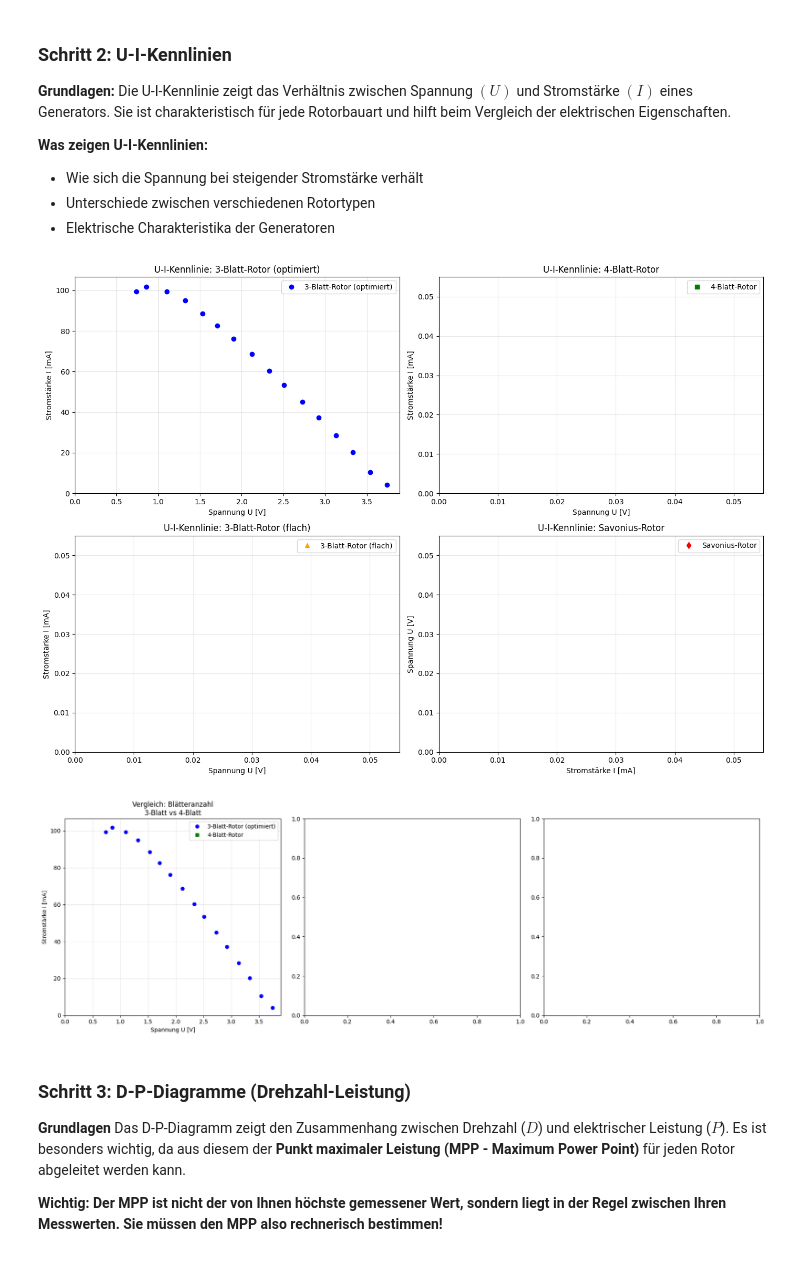
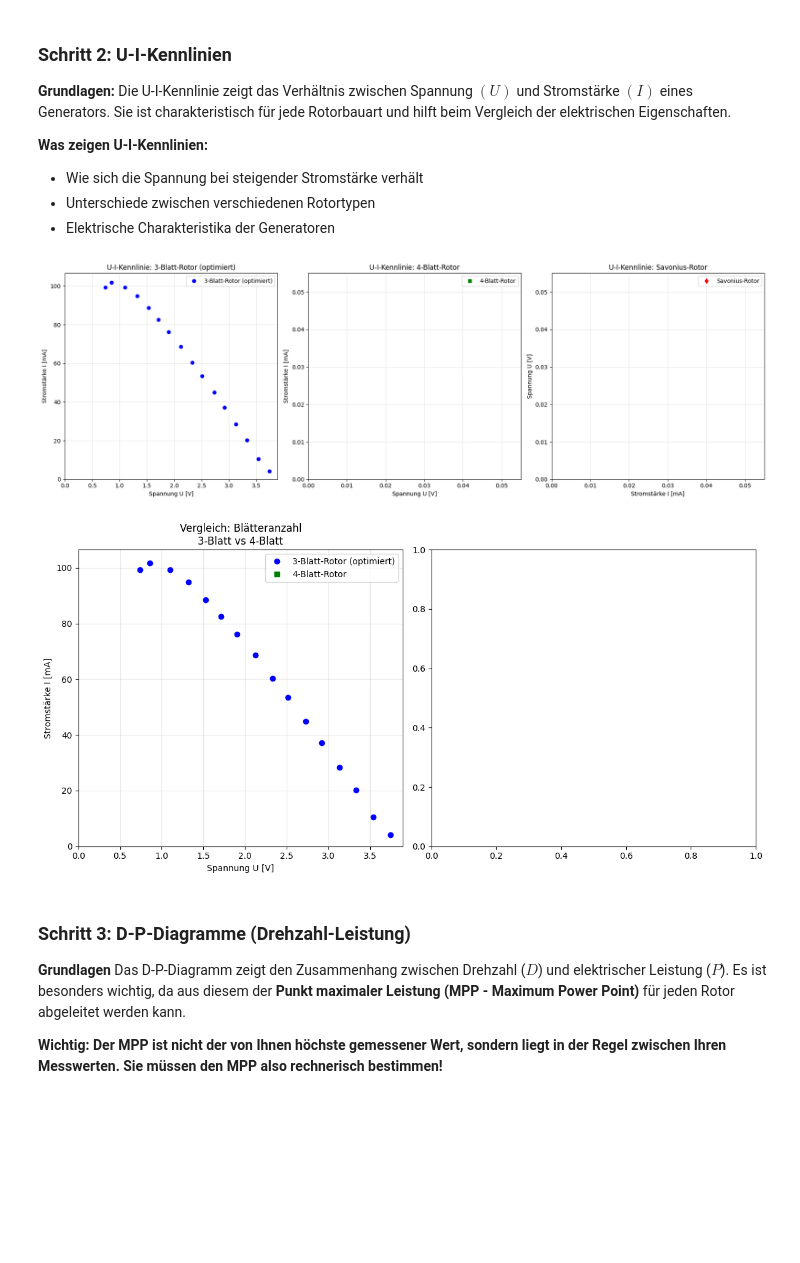
Before and after one commit to greenenergylab/re2_praktikum, a Jupyter notebook: Vorlage_Protokoll_Windkraft.ipynb, the cells around one changed output. Drawn from its saved outputs; the diff is of its cells as text; code cells hidden in the pictures; blank space fills up the shorter version.

```diff
--- a/Vorlage_Protokoll_Windkraft.ipynb
+++ b/Vorlage_Protokoll_Windkraft.ipynb
@@ -453,7 +425,7 @@ Die U-I-Kennlinie zeigt das Verhältnis zwischen Spannung $(U)$ und Stromstärke
 # SCHRITT 2a: U-I-KENNLINIEN - VIER SEPARATE DIAGRAMME
 
 # Vier Diagramme in 2x2 Anordnung erstellen
-fig, ((ax1, ax2), (ax3, ax4)) = plt.subplots(2, 2, figsize=(14, 10))
+fig, (ax1, ax2, ax3) = plt.subplots(1, 3, figsize=(18, 6))
 
 # ============================================================================
 # DIAGRAMM 1: 3-BLATT-ROTOR (OPTIMIERT)
@@ -471,60 +443,45 @@ ax1.set_ylim(0)
 ax1.legend()
 
 # ============================================================================
 # DIAGRAMM 2: 4-BLATT-ROTOR
 # ============================================================================
 
 ax2.plot(df_4blatt["U [V]"], df_4blatt["I [mA]"], "s", label="4-Blatt-Rotor",
          markersize=6, color="green")
 
 ax2.set_xlabel("Spannung U [V]")
 ax2.set_ylabel("Stromstärke I [mA]")
 ax2.set_title("U-I-Kennlinie: 4-Blatt-Rotor")
 ax2.grid(True, alpha=0.3)
 ax2.set_xlim(0)
 ax2.set_ylim(0)
 ax2.legend()
 
 # ============================================================================
-# DIAGRAMM 3: 3-BLATT-ROTOR (FLACH)
+# DIAGRAMM 3: SAVONIUS-ROTOR
 # ============================================================================
 
-ax3.plot(df_3flach["U [V]"], df_3flach["I [mA]"], "^", label="3-Blatt-Rotor (flach)",
-         markersize=6, color="orange")
+ax3.plot(df_savonius["U [V]"], df_savonius["I [mA]"], "d", label="Savonius-Rotor",
+         markersize=6, color="red")
 
-ax3.set_xlabel("Spannung U [V]")
-ax3.set_ylabel("Stromstärke I [mA]")
-ax3.set_title("U-I-Kennlinie: 3-Blatt-Rotor (flach)")
+ax3.set_xlabel("Stromstärke I [mA]")
+ax3.set_ylabel("Spannung U [V]")
+ax3.set_title("U-I-Kennlinie: Savonius-Rotor")
 ax3.grid(True, alpha=0.3)
 ax3.set_xlim(0)
 ax3.set_ylim(0)
 ax3.legend()
 
-# ============================================================================
-# DIAGRAMM 4: SAVONIUS-ROTOR
-# ============================================================================
-
-ax4.plot(df_savonius["U [V]"], df_savonius["I [mA]"], "d", label="Savonius-Rotor",
-         markersize=6, color="red")
-
-ax4.set_xlabel("Stromstärke I [mA]")
-ax4.set_ylabel("Spannung U [V]")
-ax4.set_title("U-I-Kennlinie: Savonius-Rotor")
-ax4.grid(True, alpha=0.3)
-ax4.set_xlim(0)
-ax4.set_ylim(0)
-ax4.legend()
-
 # Layout optimieren und anzeigen
 plt.tight_layout()
 plt.show()
 # %% [output]
-[figure, old version]
+[figure, new version]
 # %%
 # SCHRITT 2b: VERGLEICH DER U-I-KENNLINIEN
 
 # Drei Vergleichsdiagramme nebeneinander
-fig, (ax1, ax2, ax3) = plt.subplots(1, 3, figsize=(18, 6))
+fig, (ax1, ax2) = plt.subplots(1, 2, figsize=(12, 6))
 
 # ============================================================================
 # VERGLEICH 1: 3-BLATT OPTIMIERT vs 4-BLATT
@@ -544,20 +501,14 @@ ax1.set_ylim(0)
 ax1.legend()
 
 # ============================================================================
-# VERGLEICH 2: 3-BLATT OPTIMIERT vs 3-BLATT FLACH
-# ============================================================================
-
-
-
-# ============================================================================
-# VERGLEICH 3: 3-BLATT OPTIMIERT vs SAVONIUS
+# VERGLEICH 2: 3-BLATT OPTIMIERT vs SAVONIUS
 # ============================================================================
 
 
 plt.tight_layout()
 plt.show()
 # %% [output]
-[figure, old version]
+[figure, new version]
 # %% [markdown]
 ### Schritt 3: D-P-Diagramme (Drehzahl-Leistung)
 
```
Also changed, not shown: parts of 7 cells of this notebook.
